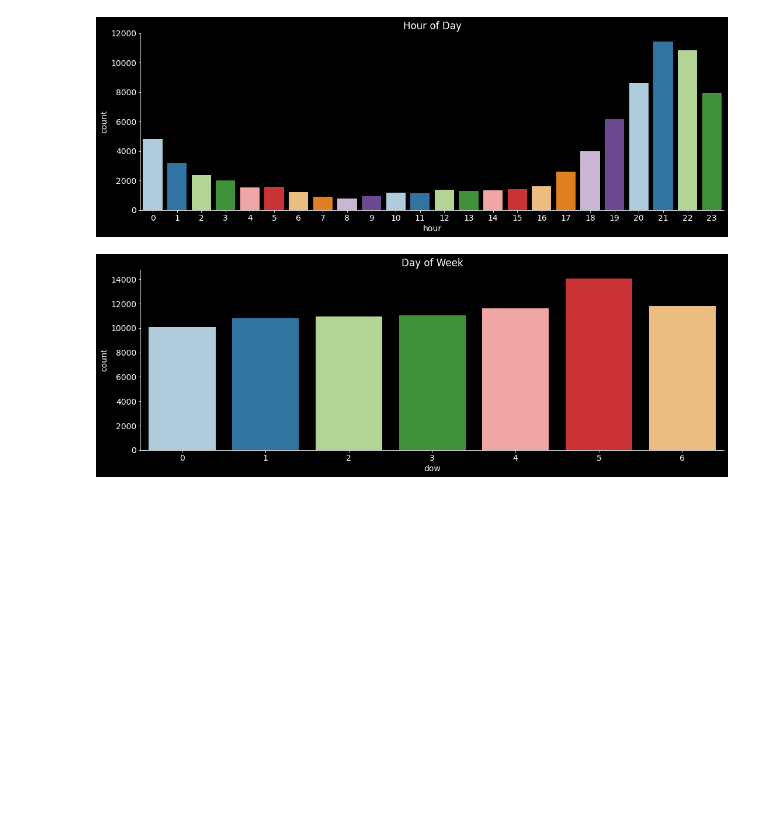
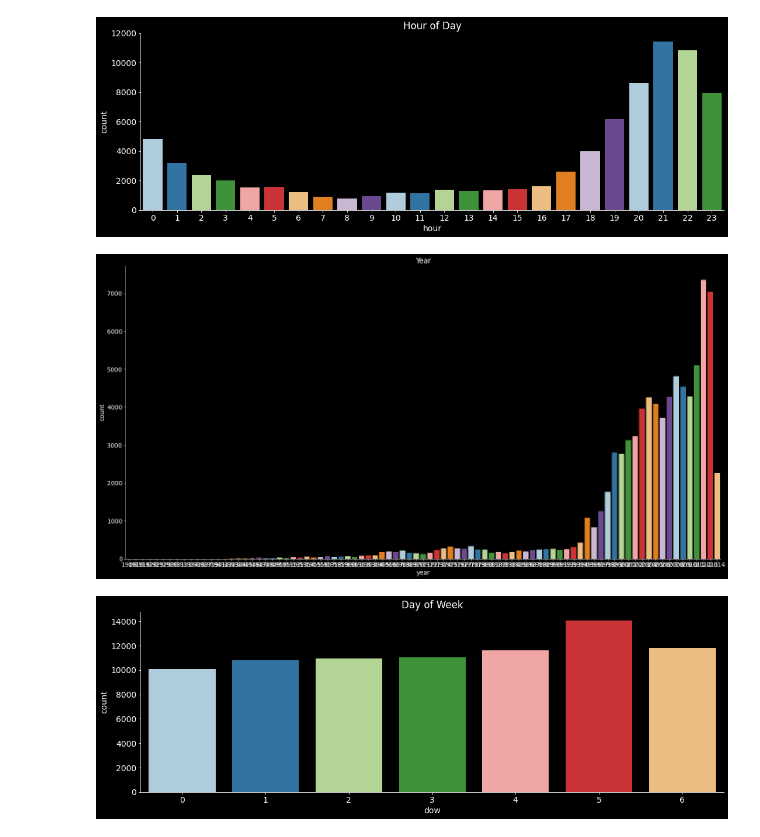
Before and after one commit to JPDZ67/alien, a Jupyter notebook: notebooks/polanket_notebook.ipynb, the cells around one changed output. Saved outputs shown, nothing was run; the diff lists cells and outputs as text; code cells hidden in the pictures; blank space fills up the shorter version.

```diff
--- a/notebooks/polanket_notebook.ipynb
+++ b/notebooks/polanket_notebook.ipynb
@@ -7,5 +7,5 @@ import matplotlib.pyplot as plt
 # %%
 %%time
 #raw_data = pd.read_csv('./data/complete.csv')
-scrubbed_data = pd.read_csv('./raw_data/scrubbed.csv', low_memory=False)
+scrubbed_data = pd.read_csv('../raw_data/scrubbed.csv', low_memory=False)
 # %% [output]
@@ -66,6 +66,13 @@ plt.title('Hour of Day');
 plt.show()
 # %% [output]
 [figure]
+# %%
+sns.catplot(x="year", kind="count", palette=palette, data=time_df, height=10, aspect=2);
+sns.despine()
+plt.title('Year');
+plt.show()
+# %% [output]
+[figure, added]
 # %%
 sns.catplot(x="dow", kind="count", palette=palette, data=time_df, height=5, aspect=3);
 sns.despine()
```
Also changed, not shown: parts of 2 cells of this notebook.
